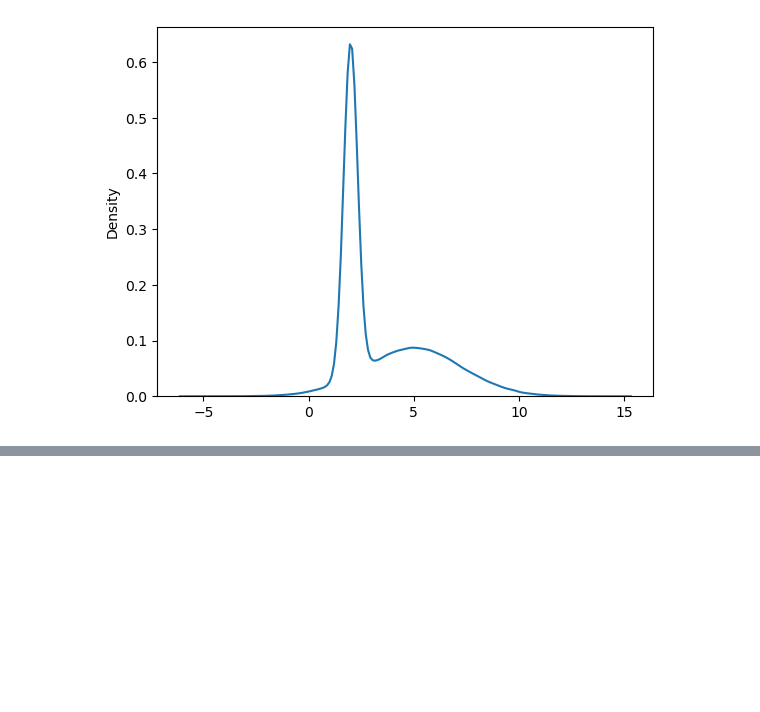
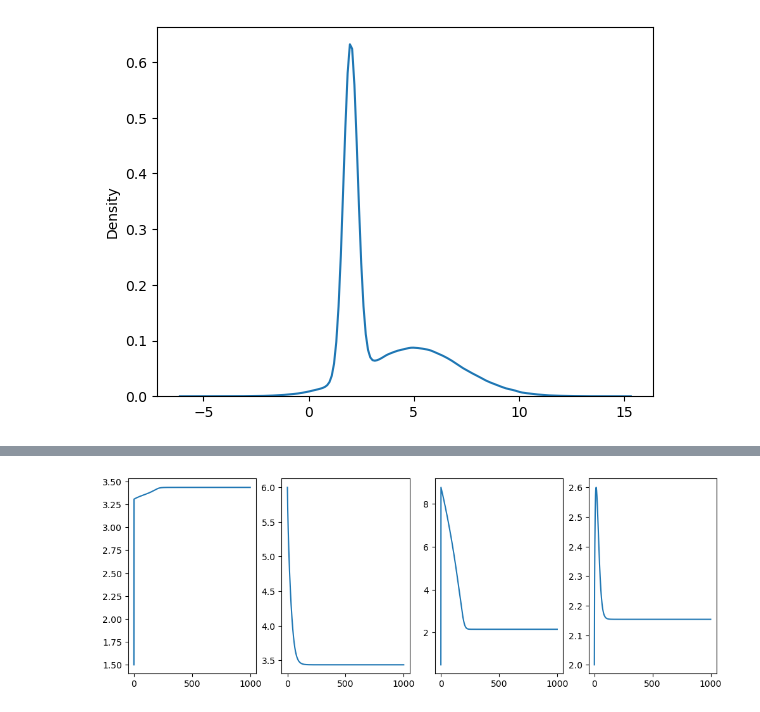
Before and after one commit to dsgiitr/lecture-assignments-y23, a Jupyter notebook: aakashks/mathML/2A-q6.ipynb, the cells around one changed output, grey strips where cells are left out. Saved outputs shown, nothing was run; the diff lists cells and outputs as text; code cells hidden in the pictures; blank space fills up the shorter version.

```diff
--- a/aakashks/mathML/2A-q6.ipynb
+++ b/aakashks/mathML/2A-q6.ipynb
@@ -30,0 +101,7 @@ sns.kdeplot(data)
+# %%
+fig, axes = plt.subplots(1, 4, figsize=(12, 4))
+for i in range(2):
+    axes[i].plot(np.array(history_mu)[:,i])
+    axes[i+2].plot(np.array(history_sigma)[:,i])
+# %% [output]
+[figure, added]
```
Also changed, not shown: parts of 7 cells of this notebook.
